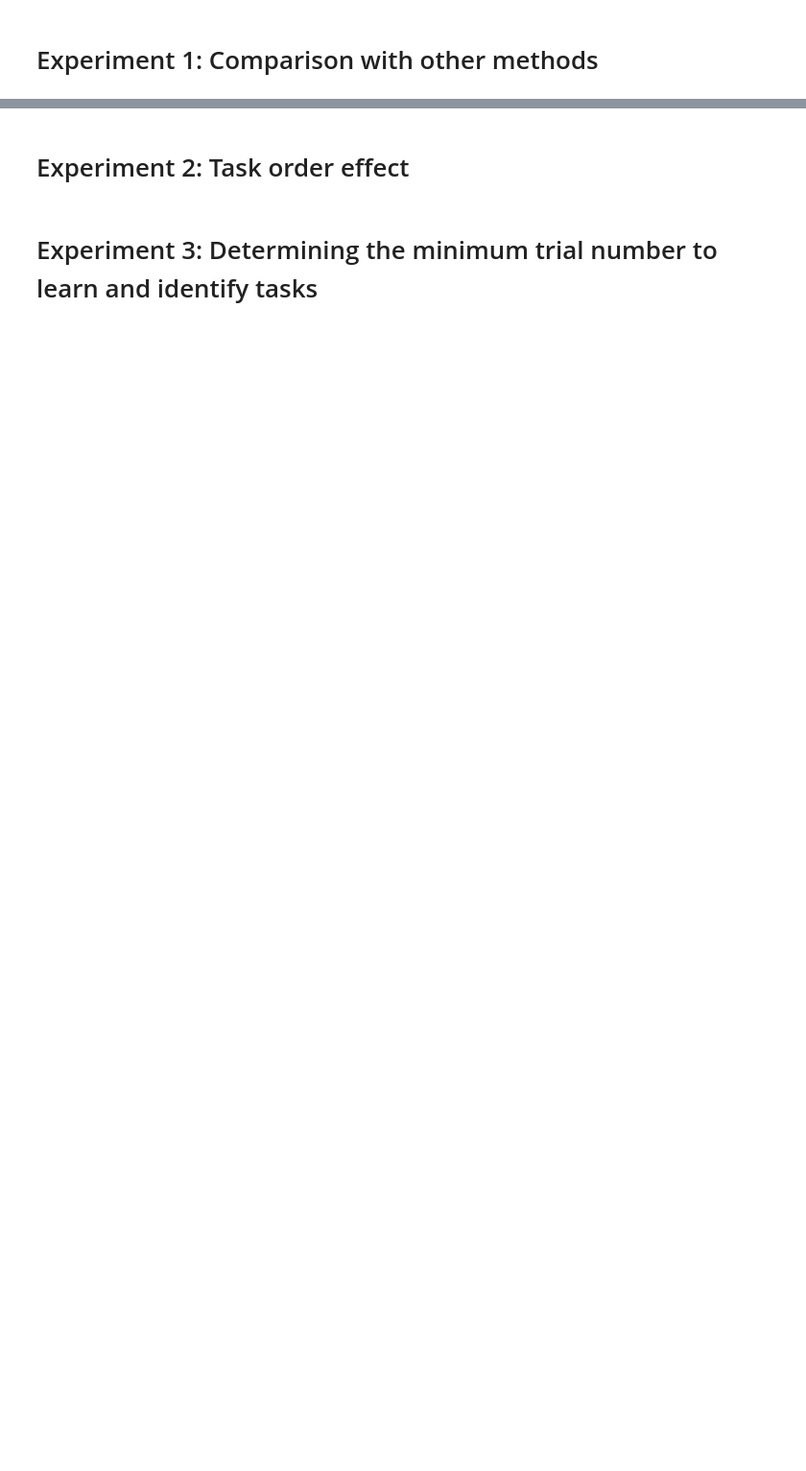
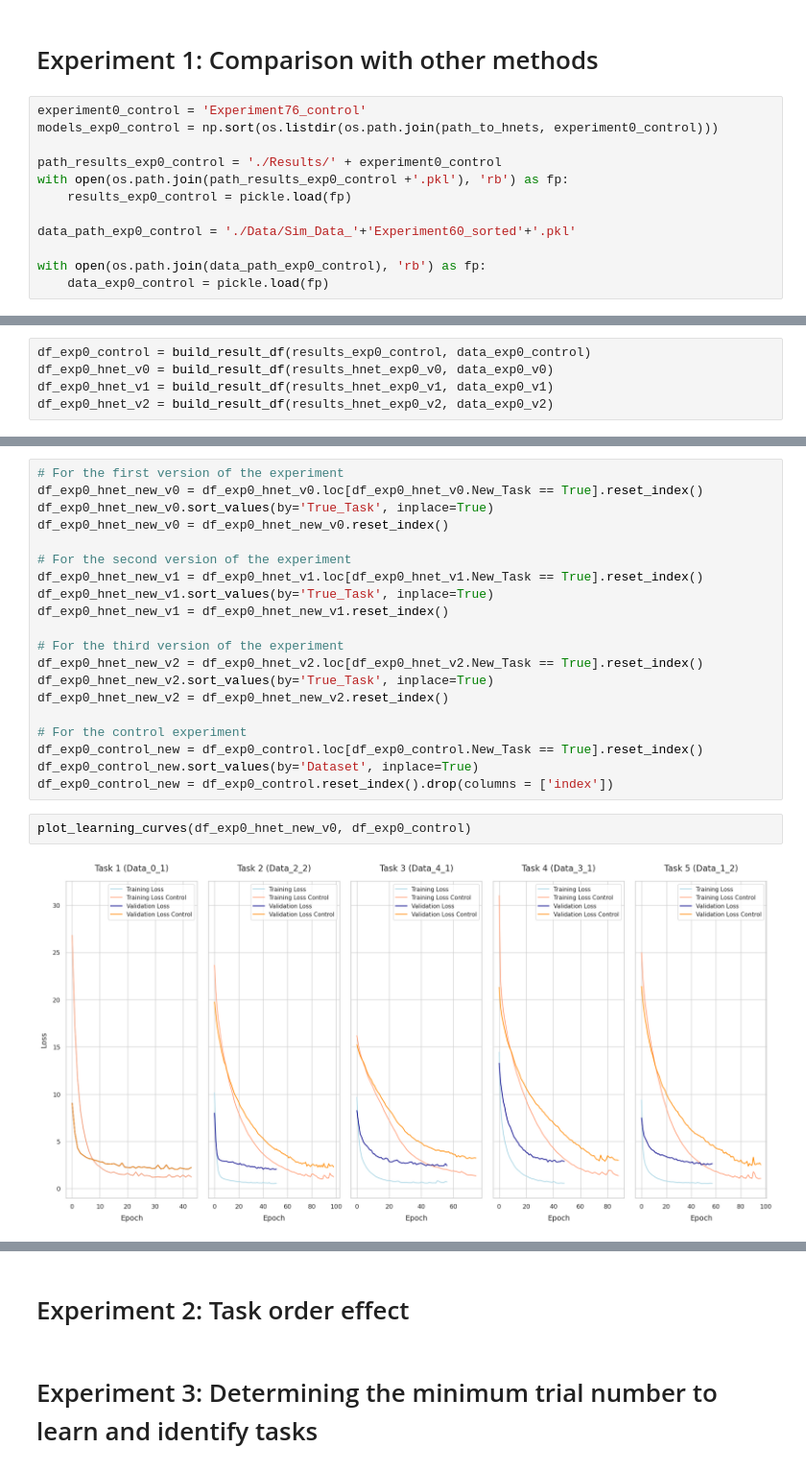
Before and after one commit to nereaiscamu/CL_UpperLimb_Control, a Jupyter notebook: Task_Detector_Hnet_PoC/Result_Analysis_Pipeline.ipynb, the cells around one changed output, grey strips where cells are left out. Shown at 96% size. Cells and saved outputs as stored; diff of their text form; blank space fills up the shorter version.

```diff
--- a/Task_Detector_Hnet_PoC/Result_Analysis_Pipeline.ipynb
+++ b/Task_Detector_Hnet_PoC/Result_Analysis_Pipeline.ipynb
@@ -218,2 +89,14 @@ plot_catas_forg(df)
 # %% [markdown]
 # Experiment 1: Comparison with other methods
+# %%
+experiment0_control = 'Experiment76_control'
+models_exp0_control = np.sort(os.listdir(os.path.join(path_to_hnets, experiment0_control)))
+
+path_results_exp0_control = './Results/' + experiment0_control
+with open(os.path.join(path_results_exp0_control +'.pkl'), 'rb') as fp:
+    results_exp0_control = pickle.load(fp)
+
+data_path_exp0_control = './Data/Sim_Data_'+'Experiment60_sorted'+'.pkl'
+
+with open(os.path.join(data_path_exp0_control), 'rb') as fp:
+    data_exp0_control = pickle.load(fp)
@@ -219,0 +105,5 @@ plot_catas_forg(df)
+# %%
+df_exp0_control = build_result_df(results_exp0_control, data_exp0_control)
+df_exp0_hnet_v0 = build_result_df(results_hnet_exp0_v0, data_exp0_v0)
+df_exp0_hnet_v1 = build_result_df(results_hnet_exp0_v1, data_exp0_v1)
+df_exp0_hnet_v2 = build_result_df(results_hnet_exp0_v2, data_exp0_v2)
@@ -219,0 +112,24 @@ plot_catas_forg(df)
+# %%
+# For the first version of the experiment
+df_exp0_hnet_new_v0 = df_exp0_hnet_v0.loc[df_exp0_hnet_v0.New_Task == True].reset_index()
+df_exp0_hnet_new_v0.sort_values(by='True_Task', inplace=True)
+df_exp0_hnet_new_v0 = df_exp0_hnet_new_v0.reset_index()
+
+# For the second version of the experiment
+df_exp0_hnet_new_v1 = df_exp0_hnet_v1.loc[df_exp0_hnet_v1.New_Task == True].reset_index()
+df_exp0_hnet_new_v1.sort_values(by='True_Task', inplace=True)
+df_exp0_hnet_new_v1 = df_exp0_hnet_new_v1.reset_index()
+
+# For the third version of the experiment
+df_exp0_hnet_new_v2 = df_exp0_hnet_v2.loc[df_exp0_hnet_v2.New_Task == True].reset_index()
+df_exp0_hnet_new_v2.sort_values(by='True_Task', inplace=True)
+df_exp0_hnet_new_v2 = df_exp0_hnet_new_v2.reset_index()
+
+# For the control experiment
+df_exp0_control_new = df_exp0_control.loc[df_exp0_control.New_Task == True].reset_index()
+df_exp0_control_new.sort_values(by='Dataset', inplace=True)
+df_exp0_control_new = df_exp0_control.reset_index().drop(columns = ['index'])
+# %%
+plot_learning_curves(df_exp0_hnet_new_v0, df_exp0_control)
+# %% [output]
+[figure, added]
```
Also changed, not shown: parts of 37 cells of this notebook, 3 other files.
